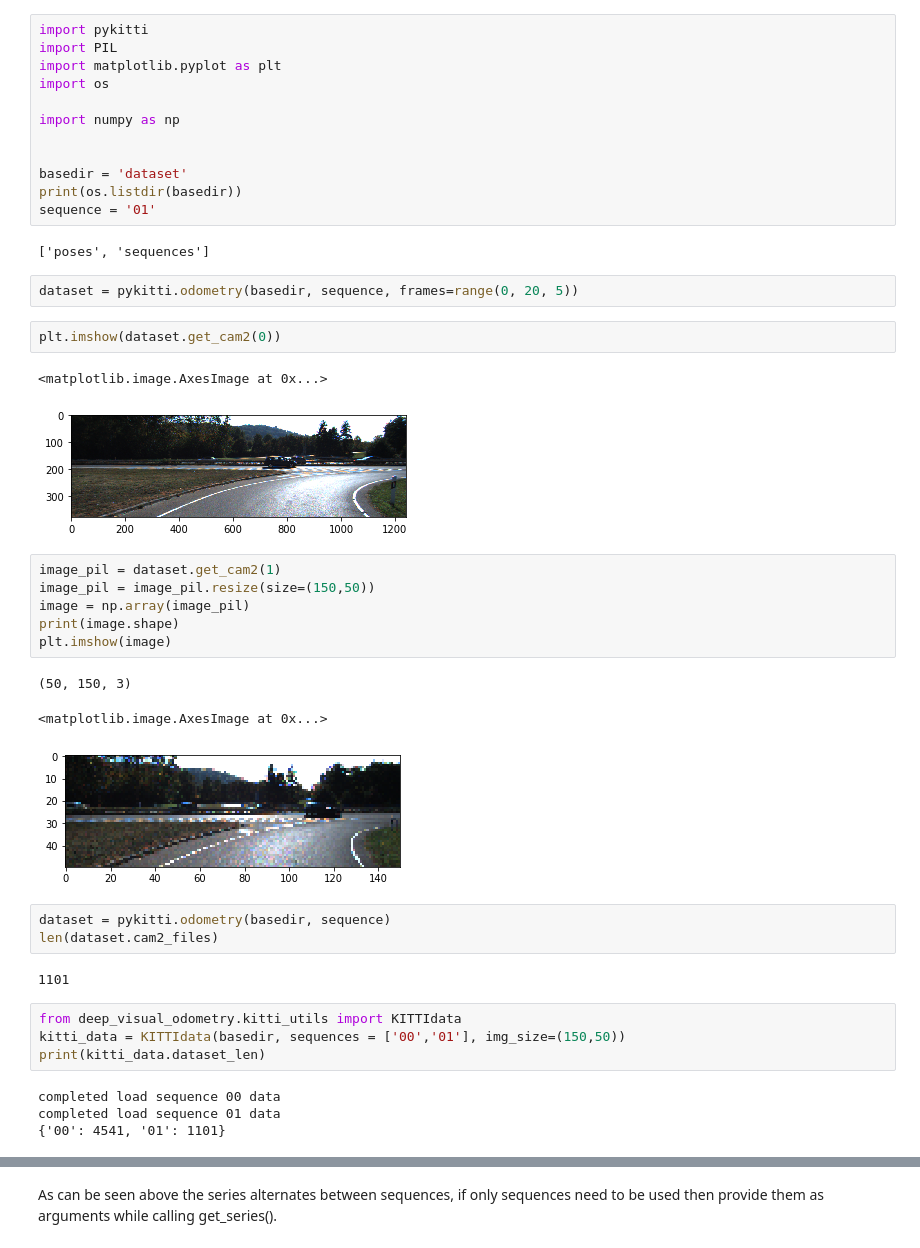
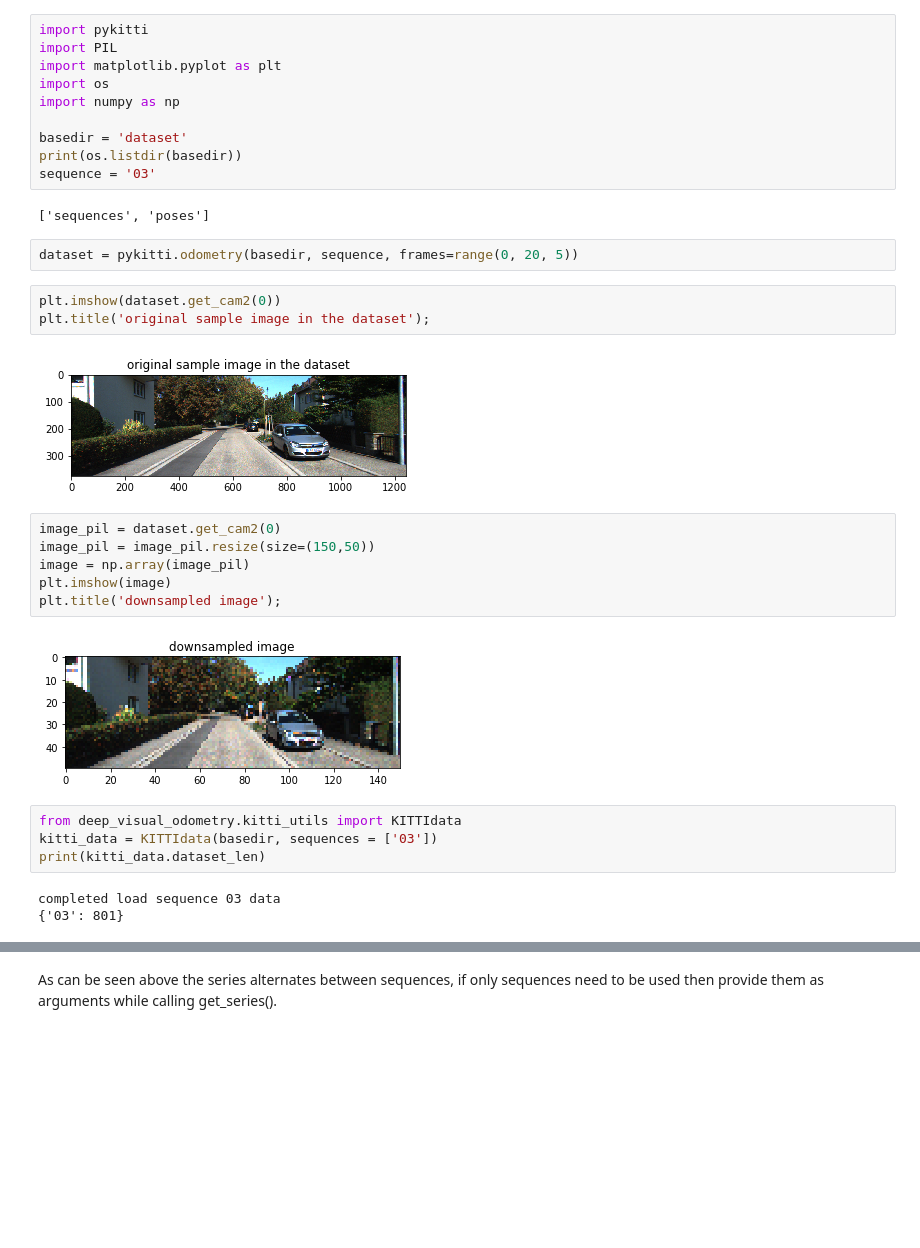
Before and after one commit to gagkhan/deep_visual_odometry, a Jupyter notebook: working_with_KITTI.ipynb, the cells around one changed output, grey strips where cells are left out. Saved outputs shown, nothing was run; the diff lists cells and outputs as text; blank space fills up the shorter version.

```diff
--- a/working_with_KITTI.ipynb
+++ b/working_with_KITTI.ipynb
@@ -7,43 +10,33 @@ import pykitti
 import PIL
 import matplotlib.pyplot as plt
 import os
-
 import numpy as np
-
 
 basedir = 'dataset'
 print(os.listdir(basedir))
-sequence = '01'
+sequence = '03'
 # %% [output]
-['poses', 'sequences']
+['sequences', 'poses']
 # %%
 dataset = pykitti.odometry(basedir, sequence, frames=range(0, 20, 5))
 # %%
 plt.imshow(dataset.get_cam2(0))
+plt.title('original sample image in the dataset');
 # %% [output]
-<matplotlib.image.AxesImage at 0x...>
-[figure, old version]
+[figure, new version]
 # %%
-image_pil = dataset.get_cam2(1)
+image_pil = dataset.get_cam2(0)
 image_pil = image_pil.resize(size=(150,50))
 image = np.array(image_pil)
-print(image.shape)
 plt.imshow(image)
+plt.title('downsampled image');
 # %% [output]
-(50, 150, 3)
-<matplotlib.image.AxesImage at 0x...>
-[figure, old version]
+[figure, new version]
-# %%
-dataset = pykitti.odometry(basedir, sequence)
-len(dataset.cam2_files)
-# %% [output]
-1101
 # %%
 from deep_visual_odometry.kitti_utils import KITTIdata
-kitti_data = KITTIdata(basedir, sequences = ['00','01'], img_size=(150,50))
+kitti_data = KITTIdata(basedir, sequences = ['03'])
 print(kitti_data.dataset_len)
 # %% [output]
-completed load sequence 00 data
-completed load sequence 01 data
-{'00': 4541, '01': 1101}
+completed load sequence 03 data
+{'03': 801}
 # %%
```
Also changed, not shown: parts of 17 cells of this notebook, 1 other file.
